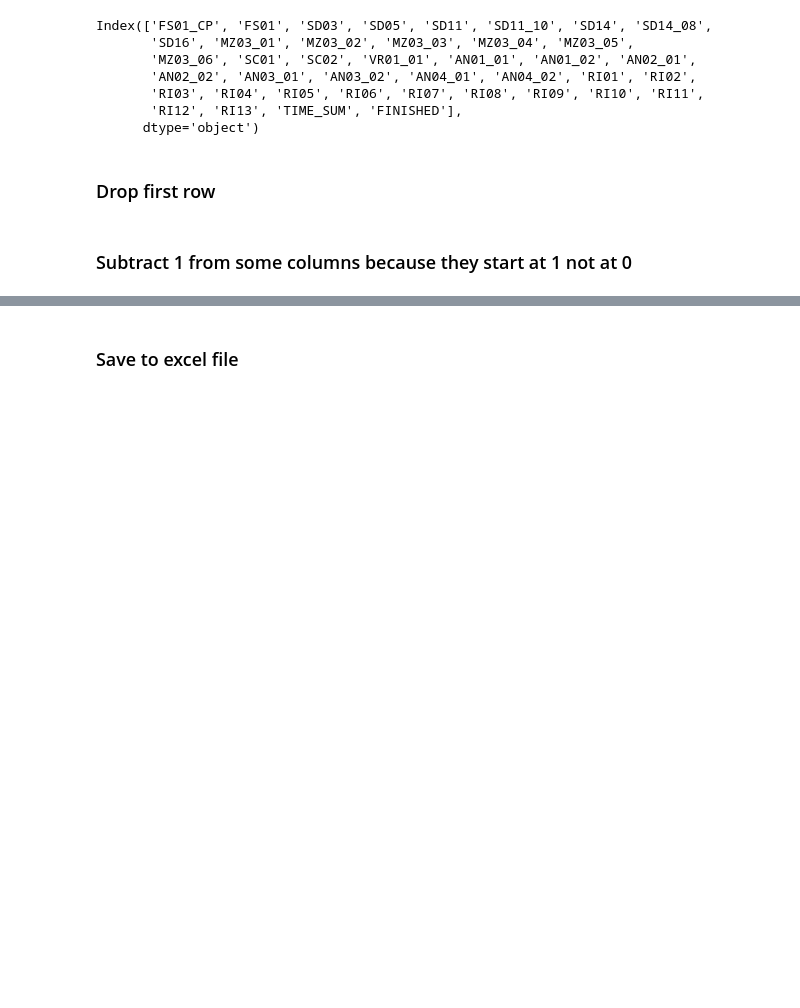
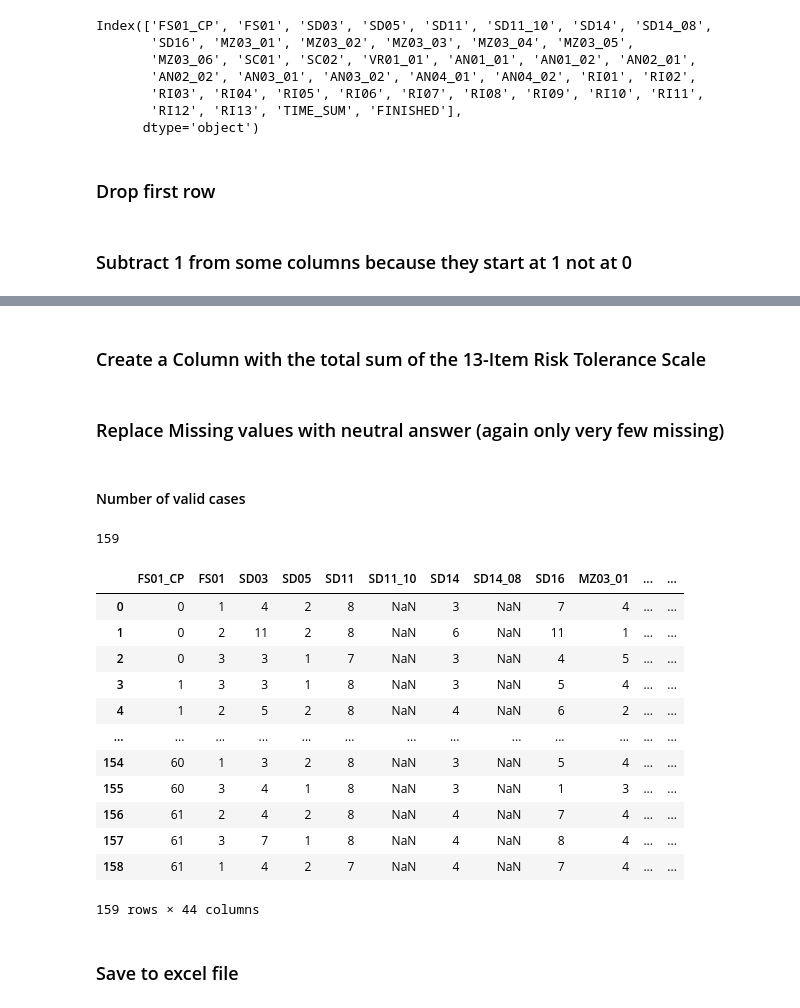
Before and after one commit to alsta450/Masterarbeit, a Jupyter notebook: Auswertung_Hauptstudie/data_engineering.ipynb, the cells around one changed output, grey strips where cells are left out. Saved outputs shown, nothing was run; the diff lists cells and outputs as text; code cells hidden in the pictures; blank space fills up the shorter version.

```diff
--- a/Auswertung_Hauptstudie/data_engineering.ipynb
+++ b/Auswertung_Hauptstudie/data_engineering.ipynb
@@ -104,3 +110,53 @@ df_final[['RISK_TOTAL','SAVE_TOTAL']]
+# %%
+df_final.loc[df_final['RI01'] == -9, 'RI01'] = 1
+df_final.loc[df_final['RI02'] == -9, 'RI02'] = 1
+df_final.loc[df_final['RI03'] == -9, 'RI03'] = 1
+df_final.loc[df_final['RI04'] == -9, 'RI04'] = 1
+df_final.loc[df_final['RI05'] == -9, 'RI05'] = 1
+df_final.loc[df_final['RI06'] == -9, 'RI06'] = 1
+df_final.loc[df_final['RI07'] == -9, 'RI07'] = 1
+df_final.loc[df_final['RI08'] == -9, 'RI08'] = 1
+df_final.loc[df_final['RI09'] == -9, 'RI09'] = 1
+df_final.loc[df_final['RI10'] == -9, 'RI10'] = 1
+df_final.loc[df_final['RI11'] == -9, 'RI11'] = 1
+df_final.loc[df_final['RI12'] == -9, 'RI12'] = 1
+df_final.loc[df_final['RI13'] == -9, 'RI13'] = 1
+# %% [markdown]
+### Create a Column with the total sum of the 13-Item Risk Tolerance Scale
+# %%
+df_final["RISK_TOLERANCE_TOTAL"] = df_final['RI01'] + df_final['RI02'] +df_final['RI03'] +df_final['RI04'] +df_final['RI05'] +df_final['RI06'] +df_final['RI07'] +df_final['RI08'] +df_final['RI09']+ df_final['RI10'] +df_final['RI11']+df_final['RI12']+df_final['RI13']
+# %% [markdown]
+### Replace Missing values with neutral answer (again only very few missing)
+# %%
+df_final.loc[df_final['MZ03_01'] == -9, 'MZ03_01'] = 3
+df_final.loc[df_final['MZ03_02'] == -9, 'MZ03_02'] = 3
+df_final.loc[df_final['MZ03_03'] == -9, 'MZ03_03'] = 3
+df_final.loc[df_final['MZ03_04'] == -9, 'MZ03_04'] = 3
+df_final.loc[df_final['MZ03_05'] == -9, 'MZ03_05'] = 3
+df_final.loc[df_final['MZ03_06'] == -9, 'MZ03_06'] = 3
+df_final.loc[df_final['VR01_01'] == -9, 'VR01_01'] = 3
+# %% [markdown]
+#### Number of valid cases
+# %%
+len(df_final)
+# %% [output]
+159
+# %%
+df_final
+# %% [output]
+|  | FS01_CP | FS01 | SD03 | SD05 | SD11 | SD11_10 | SD14 | SD14_08 | SD16 | MZ03_01 | ... | ... |
+| 0 | 0 | 1 | 4 | 2 | 8 | NaN | 3 | NaN | 7 | 4 | ... | ... |
+| 1 | 0 | 2 | 11 | 2 | 8 | NaN | 6 | NaN | 11 | 1 | ... | ... |
+| 2 | 0 | 3 | 3 | 1 | 7 | NaN | 3 | NaN | 4 | 5 | ... | ... |
+| 3 | 1 | 3 | 3 | 1 | 8 | NaN | 3 | NaN | 5 | 4 | ... | ... |
+| 4 | 1 | 2 | 5 | 2 | 8 | NaN | 4 | NaN | 6 | 2 | ... | ... |
+| ... | ... | ... | ... | ... | ... | ... | ... | ... | ... | ... | ... | ... |
+| 154 | 60 | 1 | 3 | 2 | 8 | NaN | 3 | NaN | 5 | 4 | ... | ... |
+| 155 | 60 | 3 | 4 | 1 | 8 | NaN | 3 | NaN | 1 | 3 | ... | ... |
+| 156 | 61 | 2 | 4 | 2 | 8 | NaN | 4 | NaN | 7 | 4 | ... | ... |
+| 157 | 61 | 3 | 7 | 1 | 8 | NaN | 4 | NaN | 8 | 4 | ... | ... |
+| 158 | 61 | 1 | 4 | 2 | 7 | NaN | 4 | NaN | 7 | 4 | ... | ... |
+159 rows × 44 columns
 # %% [markdown]
 ### Save to excel file
 # %%
```
Also changed, not shown: parts of 9 cells of this notebook, 6 other files.
